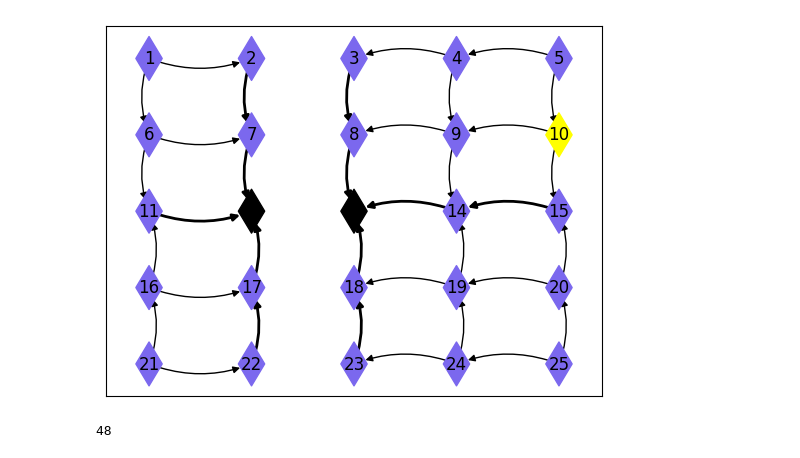
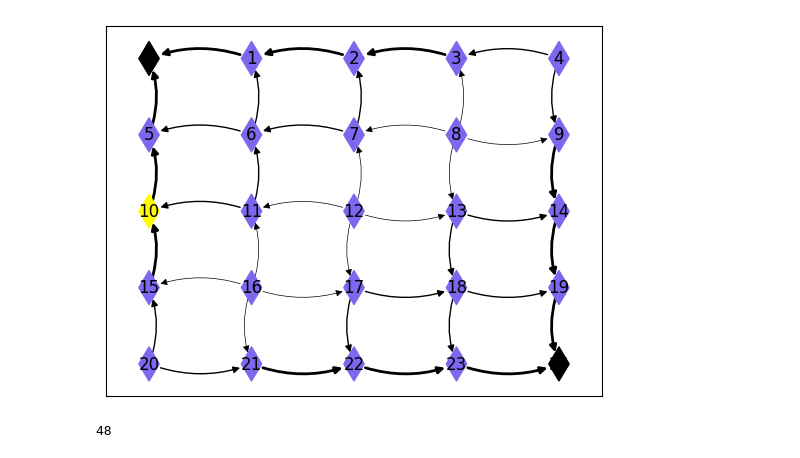
Before and after one commit to castagninojose/opti, a Jupyter notebook: src/reinforcement_lenin/notebooks/nb.ipynb, the cells around one changed output. Drawn from its saved outputs; the diff is of its cells as text; code cells hidden in the pictures.

Commit message:
fix plot node names

```diff
--- a/src/reinforcement_lenin/notebooks/nb.ipynb
+++ b/src/reinforcement_lenin/notebooks/nb.ipynb
@@ -11,10 +11,10 @@ juego_1 = Board()
 #juego_1.draw_policy()
 # %%
 juego_2 = Board(5)
-_, p = juego_2.iterate_policy()
+p = juego_2.iterate_policy()
 juego_2.draw_policy(highlight_state=10)
 # %% [output]
-[figure, old version]
+[figure, new version]
 # %%
 juego_2.interactive_board('ejemplo-5x5.html')
 # %%
```
Also changed, not shown: 2 other files.
